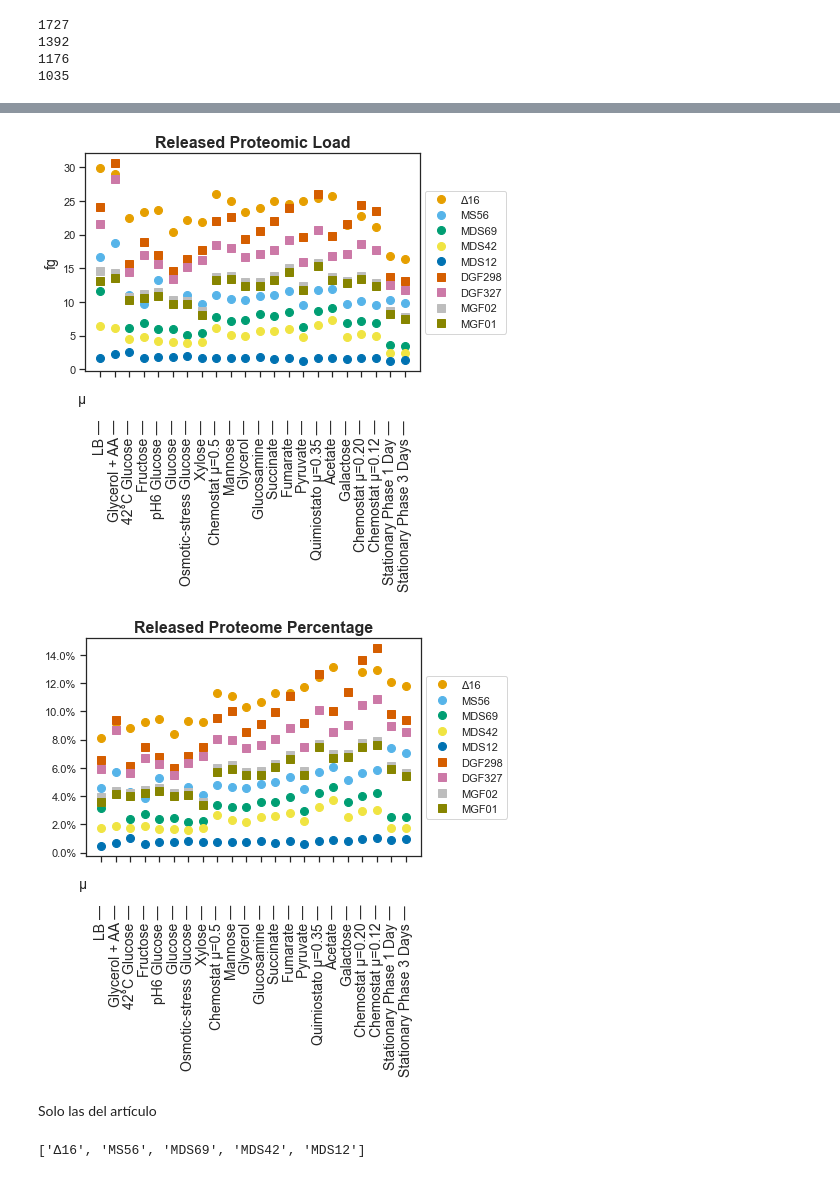
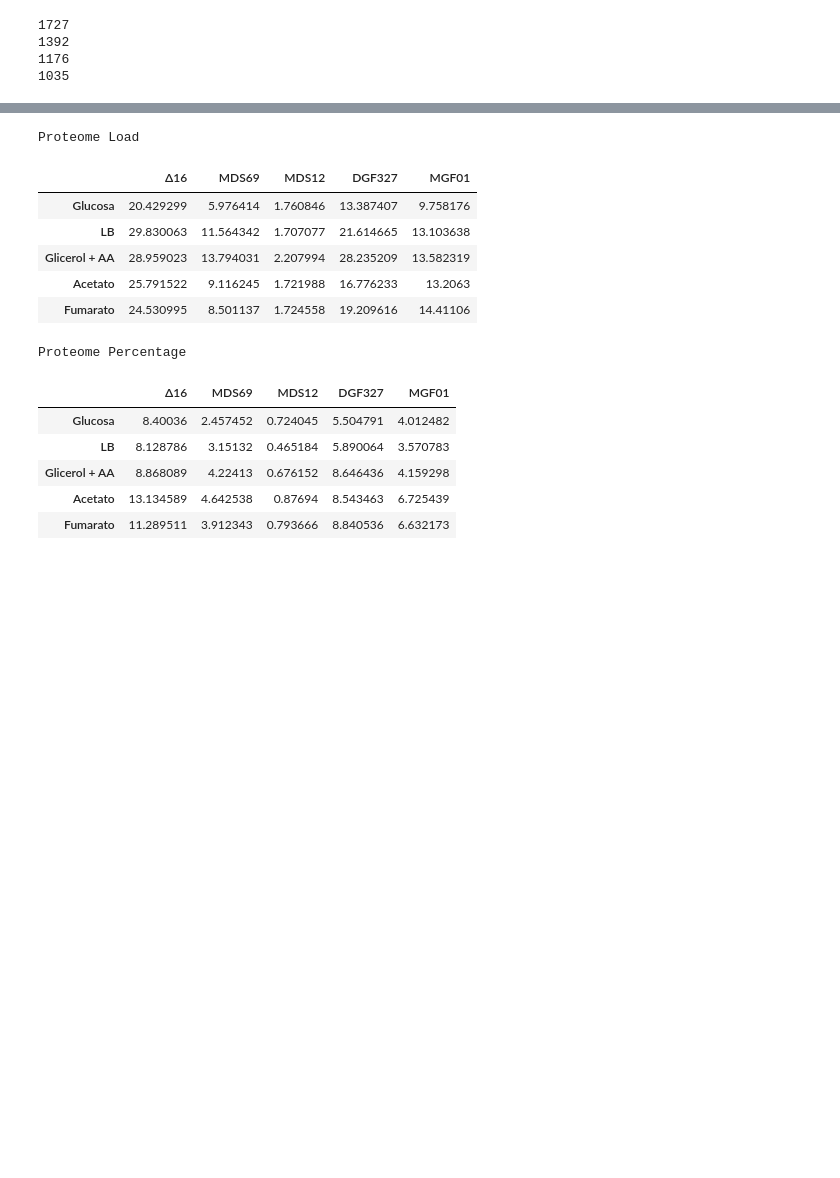
Before and after one commit to utrillalab/Cell_Resource_Minimization_Strategies, a Jupyter notebook: src/Genome_vs_proteome.ipynb, the cells around one changed output, grey strips where cells are left out. Saved outputs shown, nothing was run; the diff lists cells and outputs as text; code cells hidden in the pictures; blank space fills up the shorter version.

```diff
--- a/src/Genome_vs_proteome.ipynb
+++ b/src/Genome_vs_proteome.ipynb
@@ -126,0 +196,20 @@ new_order = ["LB","Glicerol + AA","42°C glucosa","Fructosa","pH6 glucosa",
+# %%
+dd=(pd.concat(prot_load,axis=1))
+dd2 = (pd.concat(prot_perc,axis=0).T)
+# %%
+    display_side_by_side(dd.iloc[0:5,0::2], dd2.iloc[0:5,0::2], titles=['Proteome Load','Proteome Percentage'])
+# %% [output]
+Proteome Load
+|  | Δ16 | MDS69 | MDS12 | DGF327 | MGF01 |
+| Glucosa | 20.429299 | 5.976414 | 1.760846 | 13.387407 | 9.758176 |
+| LB | 29.830063 | 11.564342 | 1.707077 | 21.614665 | 13.103638 |
+| Glicerol + AA | 28.959023 | 13.794031 | 2.207994 | 28.235209 | 13.582319 |
+| Acetato | 25.791522 | 9.116245 | 1.721988 | 16.776233 | 13.2063 |
+| Fumarato | 24.530995 | 8.501137 | 1.724558 | 19.209616 | 14.41106 |
+Proteome Percentage
+|  | Δ16 | MDS69 | MDS12 | DGF327 | MGF01 |
+| Glucosa | 8.40036 | 2.457452 | 0.724045 | 5.504791 | 4.012482 |
+| LB | 8.128786 | 3.15132 | 0.465184 | 5.890064 | 3.570783 |
+| Glicerol + AA | 8.868089 | 4.22413 | 0.676152 | 8.646436 | 4.159298 |
+| Acetato | 13.134589 | 4.642538 | 0.87694 | 8.543463 | 6.725439 |
+| Fumarato | 11.289511 | 3.912343 | 0.793666 | 8.840536 | 6.632173 |
@@ -127,11 +222,2 @@ new_order = ["LB","Glicerol + AA","42°C glucosa","Fructosa","pH6 glucosa",
 # %%
-plot_perc_load(prot_load, prot_perc, conditions = new_order, save=True, identifier='K12' )
+#plot_perc_load(prot_load, prot_perc, conditions = new_order, save=True, identifier='K12' )
-# %% [output]
-[figure, removed]
-[figure, removed]
-# %% [markdown]
-Solo las del artículo
-# %%
-['Δ16', 'MS56', 'MDS69','MDS42','MDS12']
-# %% [output]
-['Δ16', 'MS56', 'MDS69', 'MDS42', 'MDS12']
```
Also changed, not shown: parts of 39 cells of this notebook, 4 other files.
